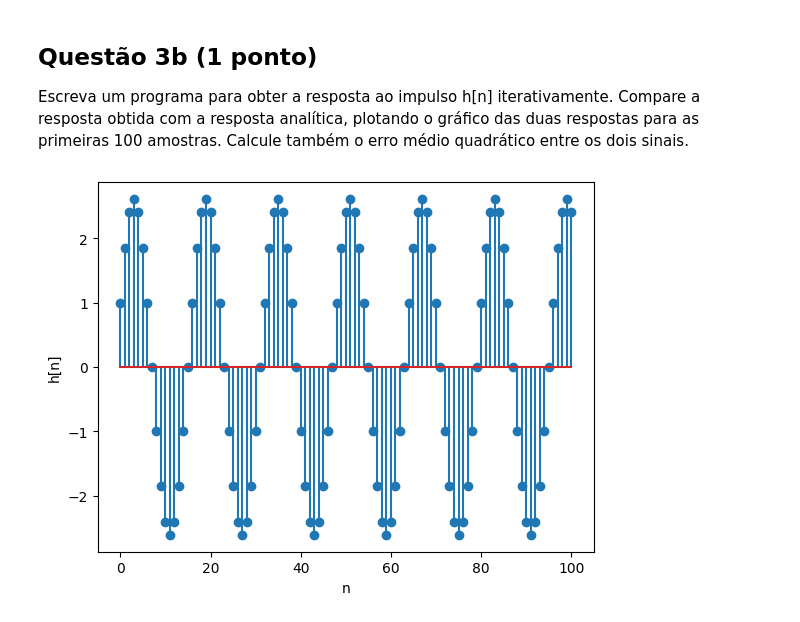
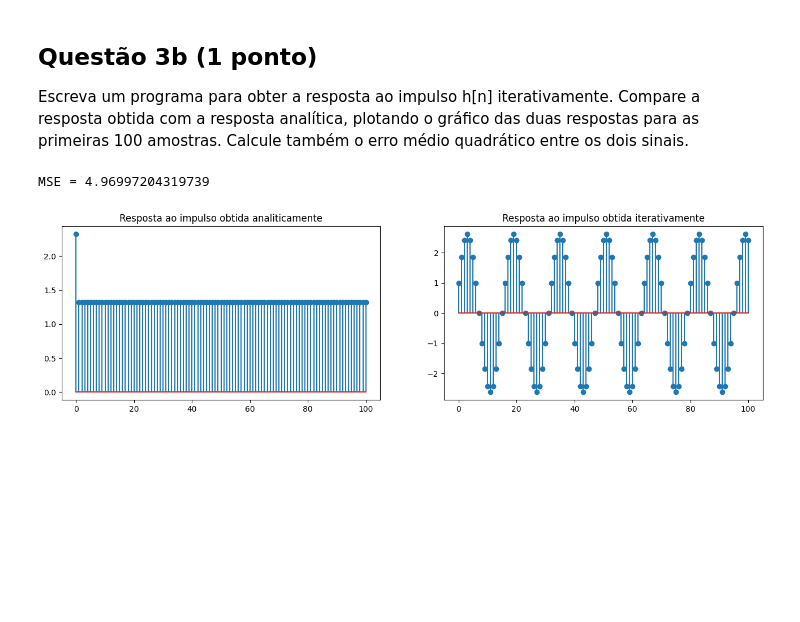
Before and after one commit to akaTsunemori/signal-processing-studies, a Jupyter notebook: projeto-1/projeto1.ipynb, the cells around one changed output. Drawn from its saved outputs; the diff is of its cells as text; code cells hidden in the pictures; blank space fills up the shorter version.

```diff
--- a/projeto-1/projeto1.ipynb
+++ b/projeto-1/projeto1.ipynb
@@ -368,33 +396,32 @@ $h[2] = $
 ## Questão 3b (1 ponto)
 Escreva um programa para obter a resposta ao impulso h[n] iterativamente. Compare a resposta obtida com a resposta analítica, plotando o gráfico das duas respostas para as primeiras 100 amostras. Calcule também o erro médio quadrático entre os dois sinais.
 # %%
-COS_CONSTANT = np.cos([np.pi/8])
+COS_CONSTANT = np.cos(np.pi/8)
 
 
-def delta(n: int) -> int:
-    return int(n == 0)
+def h_analytical(n: int) -> float:
+    if n < 0:
+        return 0
+    return delta(n) - 2.613 *  np.cos(COS_CONSTANT * n + 1.178)
 
 
 @lru_cache(maxsize=102)
-def h(n: int) -> int:
+def h_iterative(n: int) -> float:
     if n < 0:
         return 0
-    return 2 * COS_CONSTANT * h(n-1) - h(n-2) + delta(n)
-
-
-def calculate_mse(h: list, g: list) -> float:
-    result = 0
-    for i in range(len(h)):
-        result += (h[i] - g[i]) ** 2
-    result /= len(h)
-    return result
+    return 2 * COS_CONSTANT * h_iterative(n-1) - h_iterative(n-2) + delta(n)
 
 
 n = [i for i in range(101)]
-h_n = [h(i) for i in n]
-plt.stem(n, h_n)
-plt.xlabel('n')
-plt.ylabel('h[n]')
+h_n_analytical = [h_analytical(i) for i in n]
+h_n_iterative = [h_iterative(i) for i in n]
+print('MSE =', calculate_mse(h_n_analytical, h_n_iterative))
+ax = plt.subplots(1, 2, figsize=(16, 4))[1]
+ax[0].stem(n, h_n_analytical)
+ax[0].set_title('Resposta ao impulso obtida analiticamente')
+ax[1].stem(n, h_n_iterative)
+ax[1].set_title('Resposta ao impulso obtida iterativamente')
 plt.show()
 # %% [output]
+MSE = 4.96997204319739
-[figure, old version]
+[figure, new version]
```
Also changed, not shown: parts of 1 cell of this notebook.
